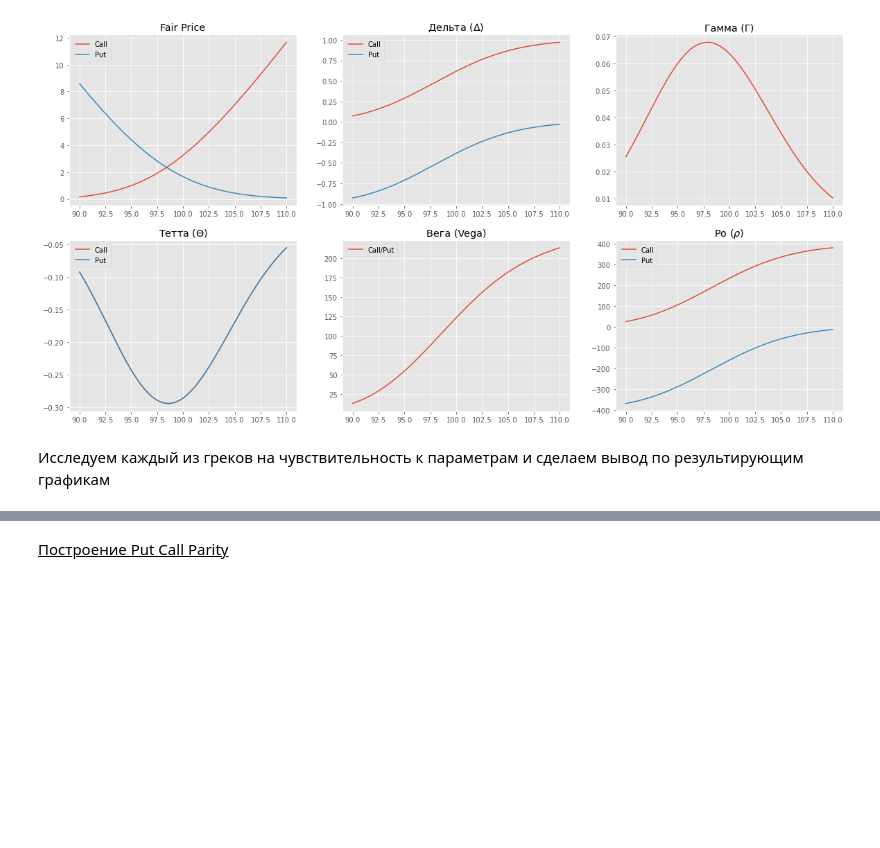
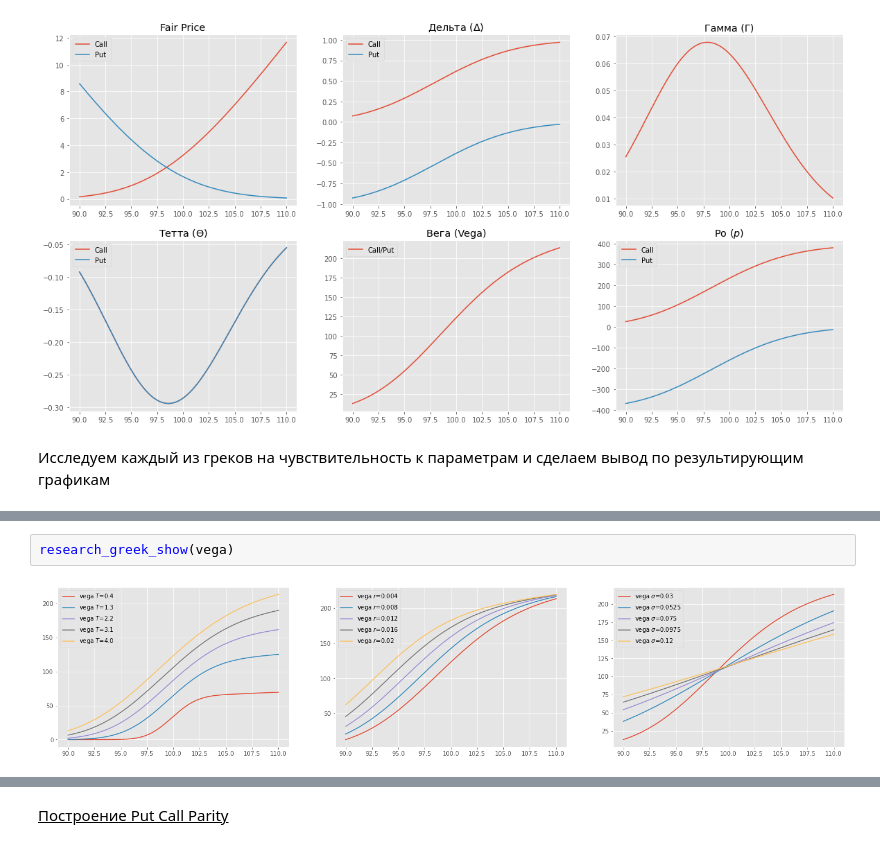
Before and after one commit to CyberCheshir/FinMath, a Jupyter notebook: Лабораторная 2.ipynb, the cells around one changed output, grey strips where cells are left out. Drawn from its saved outputs; the diff is of its cells as text; blank space fills up the shorter version.

```diff
--- a/Лабораторная 2.ipynb
+++ b/Лабораторная 2.ipynb
@@ -533,0 +430,4 @@ rho_show()
+# %%
+research_greek_show(vega)
+# %% [output]
+[figure, added]
```
Also changed, not shown: parts of 24 cells of this notebook, 1 other file.
